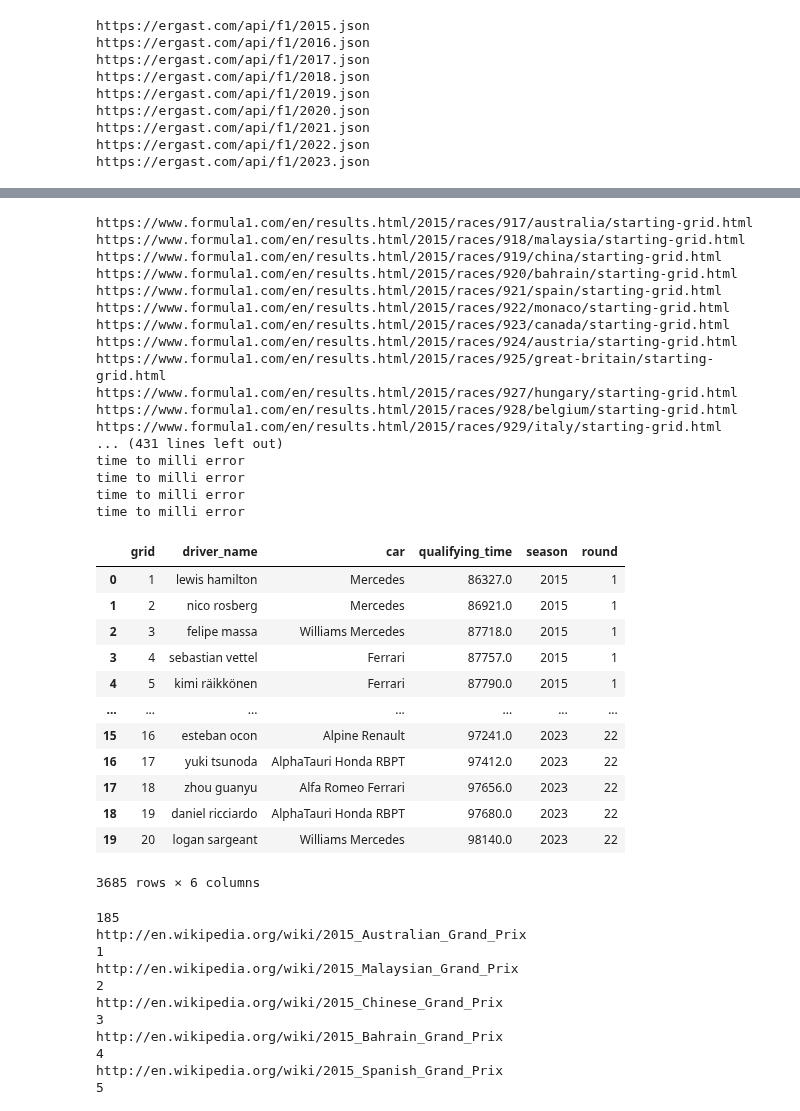
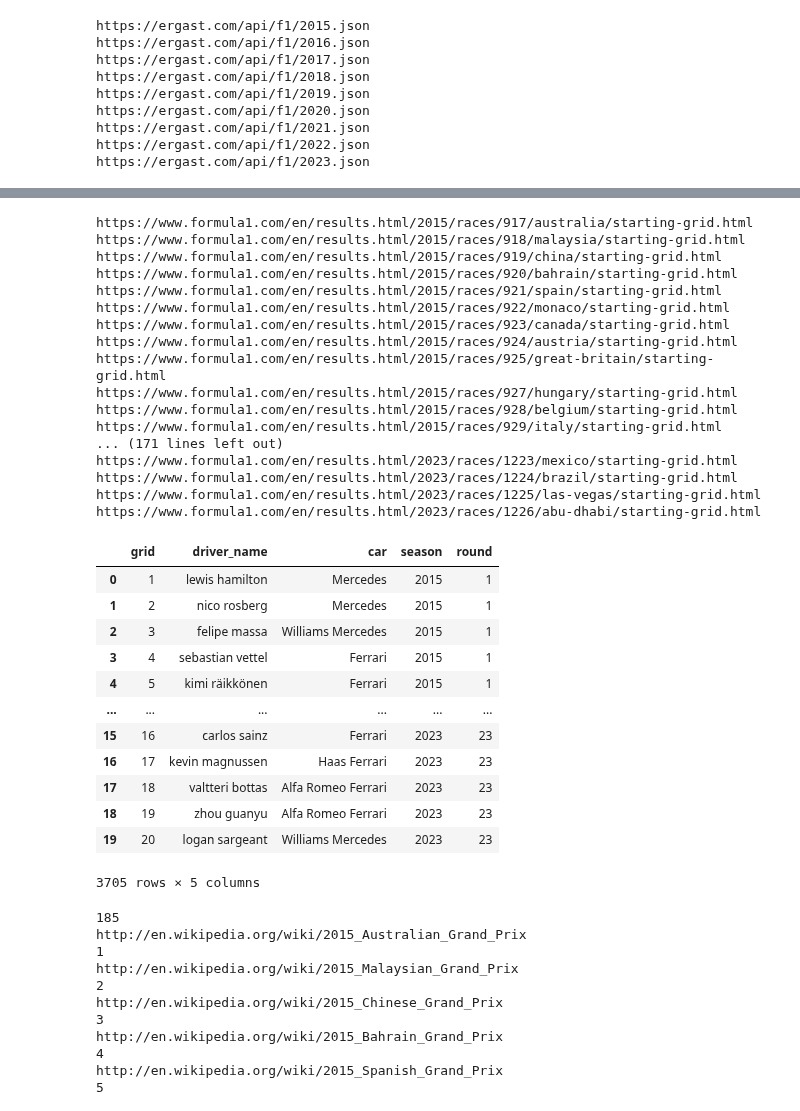
Before and after one commit to MauriceChiu7/573-f1, a Jupyter notebook: data_collection.ipynb, the cells around one changed output, grey strips where cells are left out. Drawn from its saved outputs; the diff is of its cells as text; code cells hidden in the pictures.

```diff
--- a/data_collection.ipynb
+++ b/data_collection.ipynb
@@ -426,54 +426,55 @@ for year in list(range(FROM_YEAR,THIS_YEAR)):
         df = df[0]
         df['season'] = year
         df['round'] = n+1
         for col in df:
             if 'Unnamed' in col:
                 df.drop(col, axis = 1, inplace = True)
         year_df = pd.concat([year_df, df])
     # concatenate all tables from all years
     qualifying_results = pd.concat([qualifying_results, year_df])
 # rename columns
 qualifying_results.rename(columns = {'Pos': 'grid', 'Driver': 'driver_name', 'Car': 'car',
                                      'Time': 'qualifying_time'}, inplace = True)
 # drop driver number column
-qualifying_results.drop(['No', 'Gap', 'Laps'], axis = 1, inplace = True)
-# qualifying_results.drop(['No'], axis = 1, inplace = True)
+# qualifying_results.drop(['No', 'Gap', 'Laps'], axis = 1, inplace = True)
+qualifying_results.drop(['No'], axis = 1, inplace = True)
 qualifying_results['driver_name'] = qualifying_results['driver_name'].str.split().apply(lambda x: ' '.join(x[:-1]))
 qualifying_results['driver_name'] = qualifying_results['driver_name'].apply(reformat_name)
-qualifying_results['qualifying_time'] = qualifying_results['qualifying_time'].apply(time_to_milliseconds)
+# qualifying_results['qualifying_time'] = qualifying_results['qualifying_time'].apply(time_to_milliseconds)
+qualifying_results.drop(['qualifying_time'], axis = 1, inplace = True)
 qualifying_results.to_csv("./data/qualifying_results.csv", sep=",", index=False)
 display(qualifying_results)
 # %% [output]
 https://www.formula1.com/en/results.html/2015/races/917/australia/starting-grid.html
 https://www.formula1.com/en/results.html/2015/races/918/malaysia/starting-grid.html
 https://www.formula1.com/en/results.html/2015/races/919/china/starting-grid.html
 https://www.formula1.com/en/results.html/2015/races/920/bahrain/starting-grid.html
 https://www.formula1.com/en/results.html/2015/races/921/spain/starting-grid.html
 https://www.formula1.com/en/results.html/2015/races/922/monaco/starting-grid.html
 https://www.formula1.com/en/results.html/2015/races/923/canada/starting-grid.html
 https://www.formula1.com/en/results.html/2015/races/924/austria/starting-grid.html
 https://www.formula1.com/en/results.html/2015/races/925/great-britain/starting-grid.html
 https://www.formula1.com/en/results.html/2015/races/927/hungary/starting-grid.html
 https://www.formula1.com/en/results.html/2015/races/928/belgium/starting-grid.html
 https://www.formula1.com/en/results.html/2015/races/929/italy/starting-grid.html
-... (431 lines left out)
-time to milli error
-time to milli error
-time to milli error
-time to milli error
+... (171 lines left out)
+https://www.formula1.com/en/results.html/2023/races/1223/mexico/starting-grid.html
+https://www.formula1.com/en/results.html/2023/races/1224/brazil/starting-grid.html
+https://www.formula1.com/en/results.html/2023/races/1225/las-vegas/starting-grid.html
+https://www.formula1.com/en/results.html/2023/races/1226/abu-dhabi/starting-grid.html
-|  | grid | driver_name | car | qualifying_time | season | round |
-| 0 | 1 | lewis hamilton | Mercedes | 86327.0 | 2015 | 1 |
-| 1 | 2 | nico rosberg | Mercedes | 86921.0 | 2015 | 1 |
-| 2 | 3 | felipe massa | Williams Mercedes | 87718.0 | 2015 | 1 |
-| 3 | 4 | sebastian vettel | Ferrari | 87757.0 | 2015 | 1 |
-| 4 | 5 | kimi räikkönen | Ferrari | 87790.0 | 2015 | 1 |
-| ... | ... | ... | ... | ... | ... | ... |
-| 15 | 16 | esteban ocon | Alpine Renault | 97241.0 | 2023 | 22 |
-| 16 | 17 | yuki tsunoda | AlphaTauri Honda RBPT | 97412.0 | 2023 | 22 |
-| 17 | 18 | zhou guanyu | Alfa Romeo Ferrari | 97656.0 | 2023 | 22 |
-| 18 | 19 | daniel ricciardo | AlphaTauri Honda RBPT | 97680.0 | 2023 | 22 |
-| 19 | 20 | logan sargeant | Williams Mercedes | 98140.0 | 2023 | 22 |
+|  | grid | driver_name | car | season | round |
+| 0 | 1 | lewis hamilton | Mercedes | 2015 | 1 |
+| 1 | 2 | nico rosberg | Mercedes | 2015 | 1 |
+| 2 | 3 | felipe massa | Williams Mercedes | 2015 | 1 |
+| 3 | 4 | sebastian vettel | Ferrari | 2015 | 1 |
+| 4 | 5 | kimi räikkönen | Ferrari | 2015 | 1 |
+| ... | ... | ... | ... | ... | ... |
+| 15 | 16 | carlos sainz | Ferrari | 2023 | 23 |
+| 16 | 17 | kevin magnussen | Haas Ferrari | 2023 | 23 |
+| 17 | 18 | valtteri bottas | Alfa Romeo Ferrari | 2023 | 23 |
+| 18 | 19 | zhou guanyu | Alfa Romeo Ferrari | 2023 | 23 |
+| 19 | 20 | logan sargeant | Williams Mercedes | 2023 | 23 |
-3685 rows × 6 columns
+3705 rows × 5 columns
 # %%
 constructor_standings = pd.read_csv("./data/constructor_standings.csv")
 qualifying_results = pd.read_csv("./data/qualifying_results.csv")
```
Also changed, not shown: parts of 7 cells of this notebook, 10 other files.
